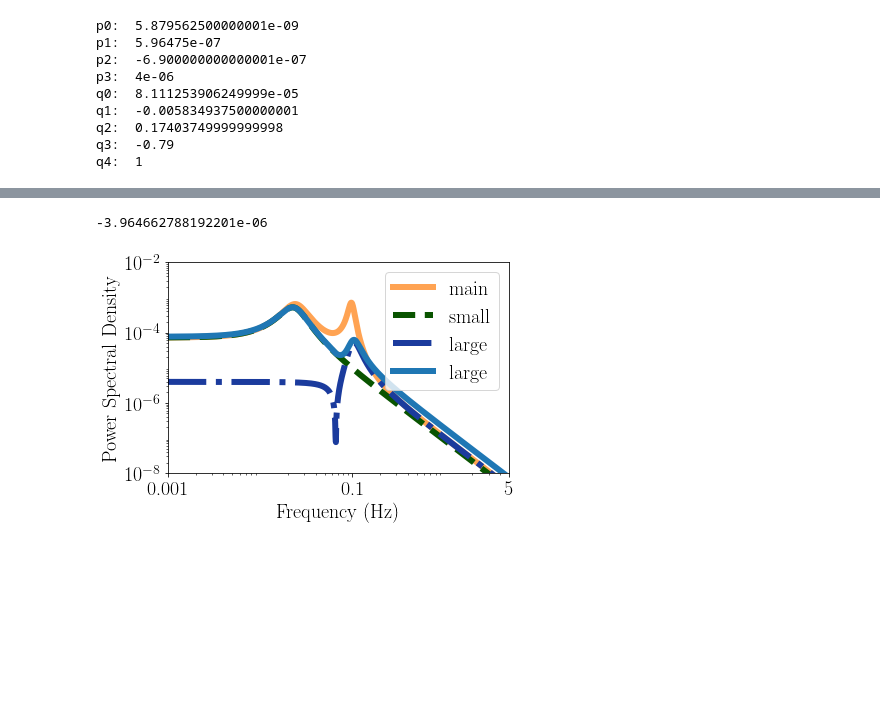
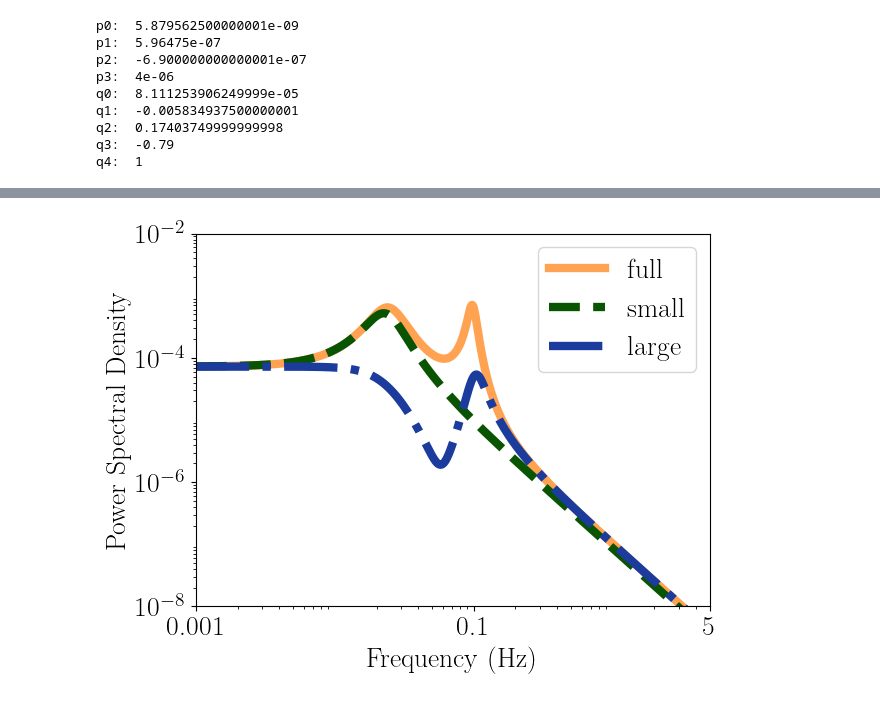
Before and after one commit to martiniani-lab/spectre, a Jupyter notebook: examples/RPS_decomposition.ipynb, the cells around one changed output, grey strips where cells are left out. Drawn from its saved outputs; the diff is of its cells as text; code cells hidden in the pictures; blank space fills up the shorter version.

```diff
--- a/examples/RPS_decomposition.ipynb
+++ b/examples/RPS_decomposition.ipynb
@@ -126,11 +126,10 @@ plt.show()
 # %%
 "Approximation for larger frequencies"
-numerator = p2 + p3 * omega**2
-denominator = q2 + q3 * omega**2 + q4 * omega**4
-# numerator = p0 + p1 * omega**2 + p2 * omega**4 + p3 * omega**6
-# denominator = q0 + q1 * omega**2 + q2 * omega**4 + q3 * omega**6 + q4 * omega**8
+numerator = p0 + p2 * omega**4 + p3 * omega**6
+denominator = q0 + q2 * omega**4 + q3 * omega**6 + q4 * omega**8
+
 # Define S^22(omega)
-S_22_large =abs(numerator / denominator)
+S_22_large = abs(numerator / denominator)
 # %%
 plt.figure(1)
 plt.loglog(
@@ -153,7 +152,3 @@ plt.show()
-# %%
-p2/q2
-# %% [output]
--3.964662788192201e-06
 # %%
 # plot S_22, S_22_small, S_22_large on the same plot
 plt.figure(1)
@@ -162,39 +157,33 @@ plt.loglog(
     S_22,
     linewidth=6,
     color="#FFA353",
-    label="main",
+    label="full",
 )
 plt.loglog(
     freq_rat,
     S_22_small,
     linewidth=6,
     color="#095400",
     linestyle="--",
     label="small",
 )
 plt.loglog(
     freq_rat,
     S_22_large,
     linewidth=6,
     color="#1B3B9D",
     linestyle="-.",
     label="large",
 )
-plt.loglog(
-    freq_rat,
-    S_22_large + S_22_small,
-    linewidth=6,
-    label="large",
-)
 plt.xlabel("Frequency (Hz)", fontsize=20)
 plt.ylabel("Power Spectral Density", fontsize=20)
 plt.xticks([1e-3, 1e-1, 5], ["0.001", "0.1", "5"], fontsize=20)
 plt.yticks([1e-8, 1e-6, 1e-4, 1e-2], fontsize=20)
 plt.xlim([1e-3, 5])
 plt.ylim([1e-8, 1e-2])
 plt.legend(fontsize=20)
 plt.tight_layout()
-# plt.savefig(fileloc + "psd_rps.svg", format="svg", dpi=1200)
+plt.savefig(fileloc + "decomposition.svg", format="svg", dpi=1200)
 plt.show()
 # %% [output]
-[figure, old version]
+[figure, new version]
```
Also changed, not shown: parts of 3 cells of this notebook.
